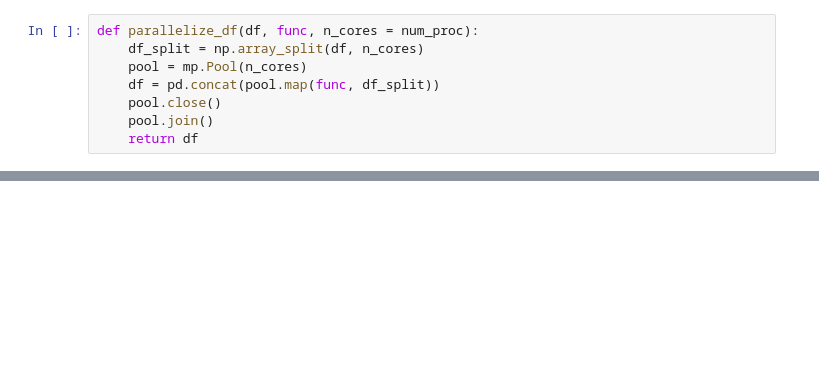
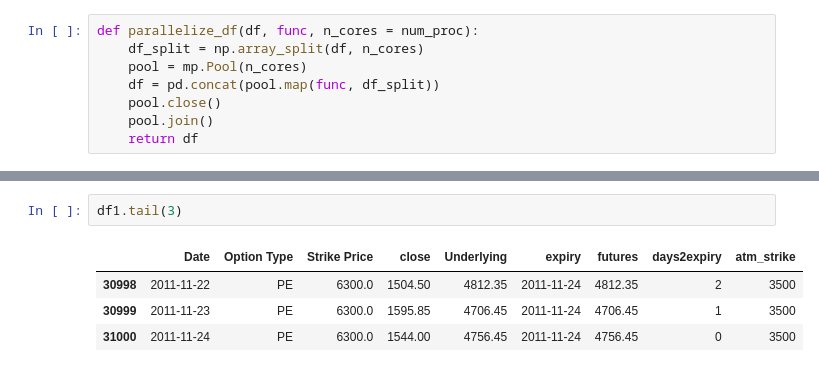
Before and after one commit to gurdeep101/fattailgain, a Jupyter notebook: nifty_option_pricing/code/nifty_option_pricing.ipynb, the cells around one changed output, grey strips where cells are left out. Cells and saved outputs as stored; diff of their text form; blank space fills up the shorter version.

```diff
--- a/nifty_option_pricing/code/nifty_option_pricing.ipynb
+++ b/nifty_option_pricing/code/nifty_option_pricing.ipynb
@@ -450,0 +452,7 @@ end-start
+# %%
+df1.tail(3)
+# %% [output]
+|  | Date | Option Type | Strike Price | close | Underlying | expiry | futures | days2expiry | atm_strike |
+| 30998 | 2011-11-22 | PE | 6300.0 | 1504.50 | 4812.35 | 2011-11-24 | 4812.35 | 2 | 3500 |
+| 30999 | 2011-11-23 | PE | 6300.0 | 1595.85 | 4706.45 | 2011-11-24 | 4706.45 | 1 | 3500 |
+| 31000 | 2011-11-24 | PE | 6300.0 | 1544.00 | 4756.45 | 2011-11-24 | 4756.45 | 0 | 3500 |
```
Also changed, not shown: parts of 26 cells of this notebook, 7 other files.
